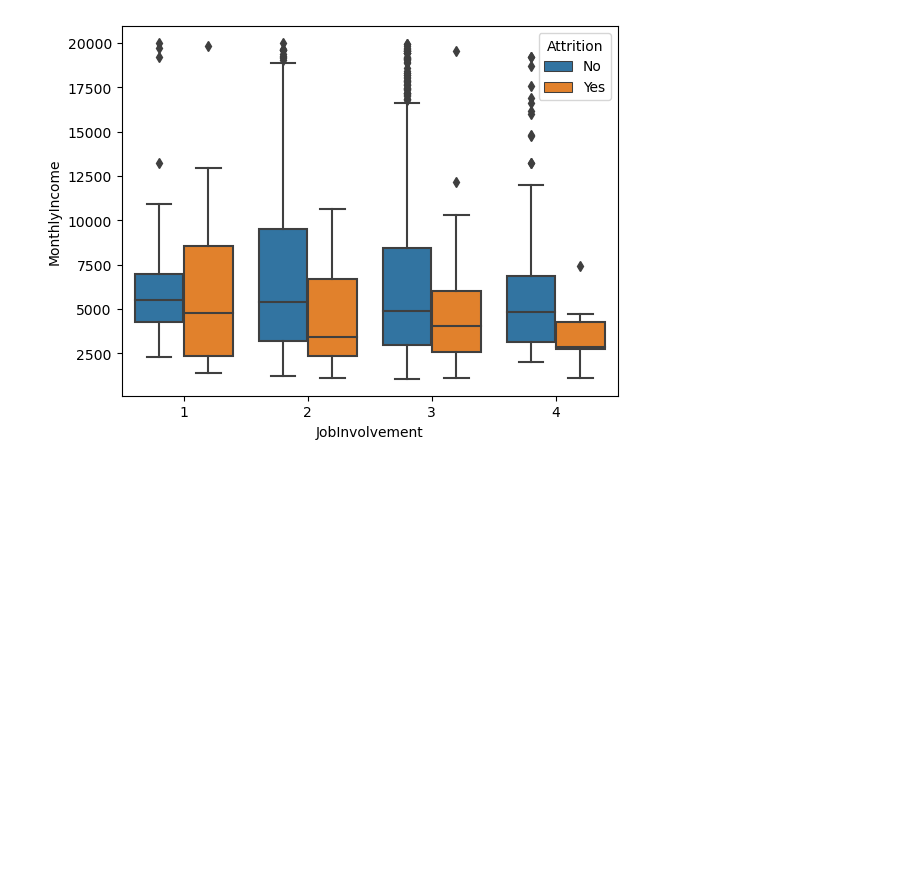
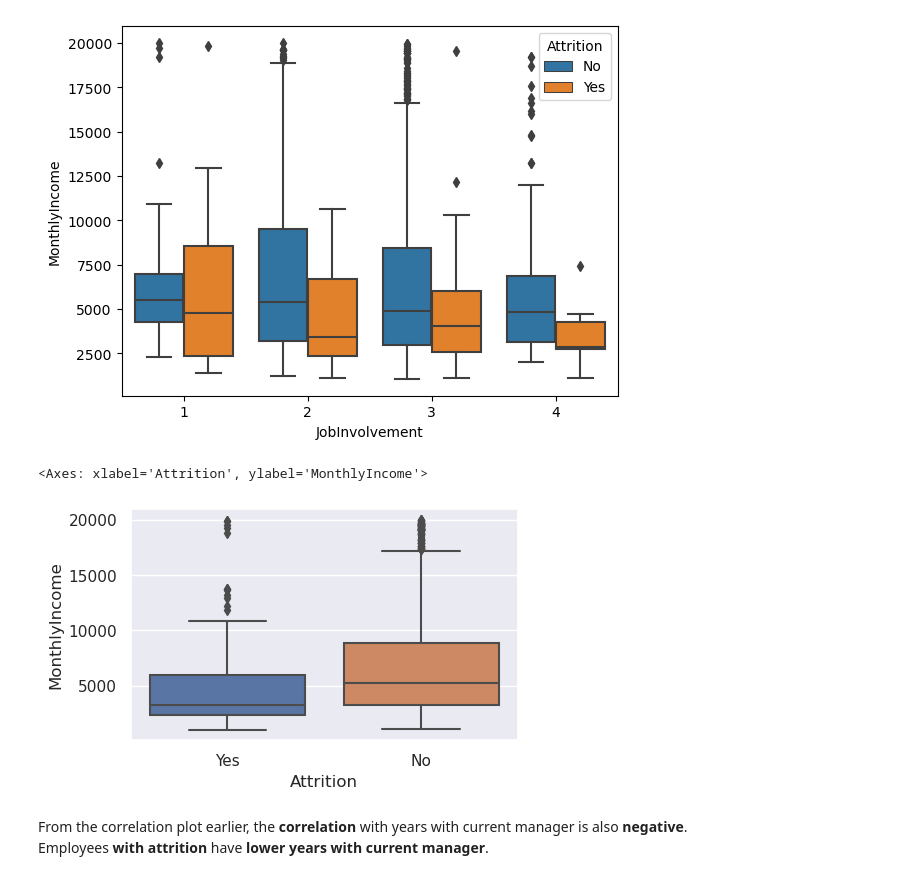
Before and after one commit to yixin0829/jupyterlab-nb-viz, a Jupyter notebook: jupyterlab-nb-viz/notebooks/example_notebooks/thesis.ipynb, the cells around one changed output. Drawn from its saved outputs; the diff is of its cells as text; code cells hidden in the pictures; blank space fills up the shorter version.

```diff
--- a/jupyterlab-nb-viz/notebooks/test_notebooks/thesis.ipynb
+++ b/jupyterlab-nb-viz/notebooks/example_notebooks/thesis.ipynb
@@ -13,3 +13,14 @@ sns.boxplot(df_overtime_no, x="JobInvolvement", y="MonthlyIncome", hue="Attritio
 # %% [output]
 <Axes: xlabel='JobInvolvement', ylabel='MonthlyIncome'>
 [figure]
+# %%
+sns.set(font_scale=1.8)
+sns.set(rc={'figure.figsize':(5,3)})
+# %%
+sns.boxplot(x="Attrition", y="MonthlyIncome", data=df)
+# %% [output]
+<Axes: xlabel='Attrition', ylabel='MonthlyIncome'>
+[figure, added]
+# %% [markdown]
+From the correlation plot earlier, the **correlation** with years with current manager is also **negative**. <br>
+Employees **with attrition** have **lower years with current manager**.
```
Also changed, not shown: 7 other files.
